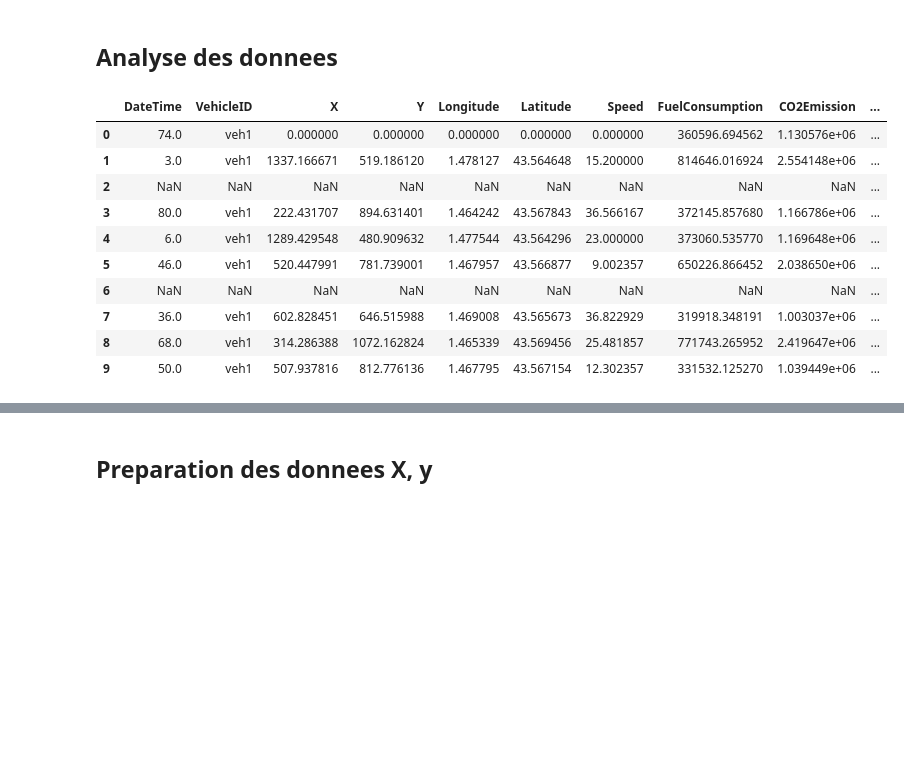
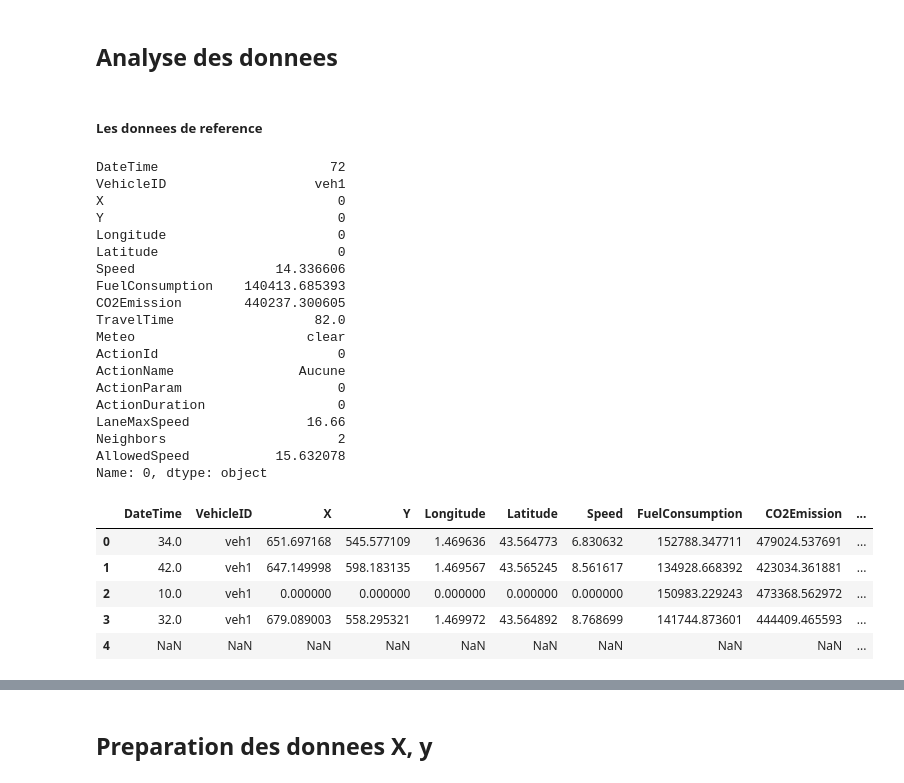
Before and after one commit to MorelK1/PFE, a Jupyter notebook: final.ipynb, the cells around one changed output, grey strips where cells are left out. Saved outputs shown, nothing was run; the diff lists cells and outputs as text; code cells hidden in the pictures; blank space fills up the shorter version.

```diff
--- a/final.ipynb
+++ b/final.ipynb
@@ -14,17 +21,38 @@ from tqdm import tqdm
 # %% [markdown]
 ## Analyse des donnees
+# %% [markdown]
+##### Les donnees de reference
+# %%
+reference = pd.read_csv("reference.csv")
+reference_values = reference[reference.Meteo == "clear"].iloc[0]
+reference_values
+# %% [output]
+DateTime                      72
+VehicleID                   veh1
+X                              0
+Y                              0
+Longitude                      0
+Latitude                       0
+Speed                  14.336606
+FuelConsumption    140413.685393
+CO2Emission        440237.300605
+TravelTime                  82.0
+Meteo                      clear
+ActionId                       0
+ActionName                Aucune
+ActionParam                    0
+ActionDuration                 0
+LaneMaxSpeed               16.66
+Neighbors                      2
+AllowedSpeed           15.632078
+Name: 0, dtype: object
 # %%
-data = pd.read_csv("final_data3.csv")
-data.head(10)
+df = pd.read_csv("data_with_meteo.csv")
+df.head(5)
 # %% [output]
 |  | DateTime | VehicleID | X | Y | Longitude | Latitude | Speed | FuelConsumption | CO2Emission | ... |
-| 0 | 74.0 | veh1 | 0.000000 | 0.000000 | 0.000000 | 0.000000 | 0.000000 | 360596.694562 | 1.130576e+06 | ... |
-| 1 | 3.0 | veh1 | 1337.166671 | 519.186120 | 1.478127 | 43.564648 | 15.200000 | 814646.016924 | 2.554148e+06 | ... |
-| 2 | NaN | NaN | NaN | NaN | NaN | NaN | NaN | NaN | NaN | ... |
-| 3 | 80.0 | veh1 | 222.431707 | 894.631401 | 1.464242 | 43.567843 | 36.566167 | 372145.857680 | 1.166786e+06 | ... |
-| 4 | 6.0 | veh1 | 1289.429548 | 480.909632 | 1.477544 | 43.564296 | 23.000000 | 373060.535770 | 1.169648e+06 | ... |
-| 5 | 46.0 | veh1 | 520.447991 | 781.739001 | 1.467957 | 43.566877 | 9.002357 | 650226.866452 | 2.038650e+06 | ... |
-| 6 | NaN | NaN | NaN | NaN | NaN | NaN | NaN | NaN | NaN | ... |
-| 7 | 36.0 | veh1 | 602.828451 | 646.515988 | 1.469008 | 43.565673 | 36.822929 | 319918.348191 | 1.003037e+06 | ... |
-| 8 | 68.0 | veh1 | 314.286388 | 1072.162824 | 1.465339 | 43.569456 | 25.481857 | 771743.265952 | 2.419647e+06 | ... |
-| 9 | 50.0 | veh1 | 507.937816 | 812.776136 | 1.467795 | 43.567154 | 12.302357 | 331532.125270 | 1.039449e+06 | ... |
+| 0 | 34.0 | veh1 | 651.697168 | 545.577109 | 1.469636 | 43.564773 | 6.830632 | 152788.347711 | 479024.537691 | ... |
+| 1 | 42.0 | veh1 | 647.149998 | 598.183135 | 1.469567 | 43.565245 | 8.561617 | 134928.668392 | 423034.361881 | ... |
+| 2 | 10.0 | veh1 | 0.000000 | 0.000000 | 0.000000 | 0.000000 | 0.000000 | 150983.229243 | 473368.562972 | ... |
+| 3 | 32.0 | veh1 | 679.089003 | 558.295321 | 1.469972 | 43.564892 | 8.768699 | 141744.873601 | 444409.465593 | ... |
+| 4 | NaN | NaN | NaN | NaN | NaN | NaN | NaN | NaN | NaN | ... |
```
Also changed, not shown: parts of 50 cells of this notebook.
